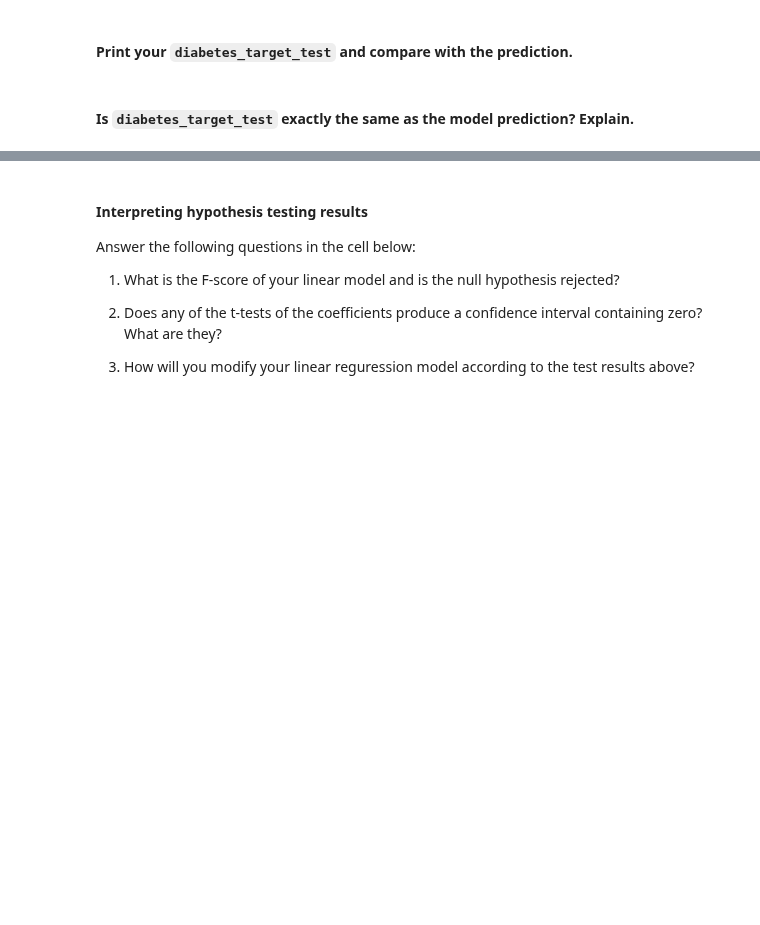
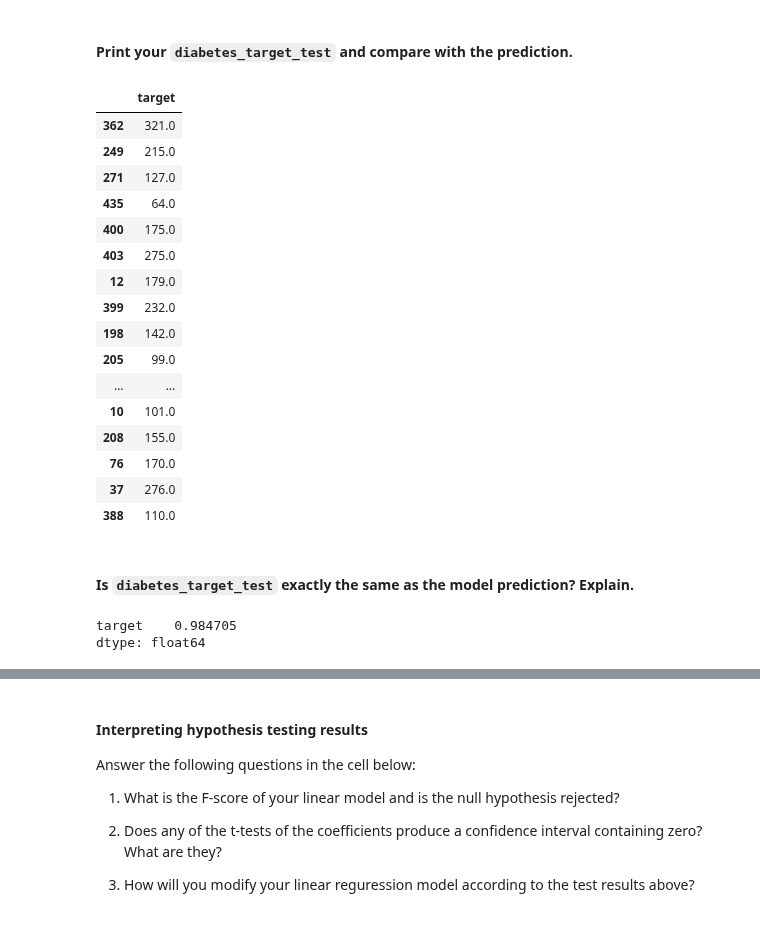
Before and after one commit to ta-data-lis/lab-supervised-learning-sklearn, a Jupyter notebook: your-code/main.ipynb, the cells around one changed output, grey strips where cells are left out. Saved outputs shown, nothing was run; the diff lists cells and outputs as text; code cells hidden in the pictures; blank space fills up the shorter version.

```diff
--- a/your-code/main.ipynb
+++ b/your-code/main.ipynb
@@ -43,0 +80,4 @@ Scikit-learn typically takes in 2D numpy arrays as input (though pandas datafram
+# %%
+diabetes = load_diabetes()
+diabetes['data'] = pd.DataFrame(load_diabetes()['data'], columns = load_diabetes()['feature_names'])
+diabetes['data'].shape
@@ -43,0 +86,3 @@ Scikit-learn typically takes in 2D numpy arrays as input (though pandas datafram
+# %%
+diabetes['target'] = pd.DataFrame(load_diabetes()['target'], columns = ['target'])
+diabetes['target'].shape
@@ -78,2 +123,10 @@ Define `diabetes_data_train`, `diabetes_target_train`, `diabetes_data_test`, and
+# %%
+# 20/442 = 5% sample size for test
+from sklearn.model_selection import train_test_split
+
+features = diabetes['data']
+target = diabetes['target']
+
+x_train, x_test, y_train, y_test= train_test_split(features, target, random_state = 0, test_size = 0.05)
 # %% [markdown]
 Fit the training data and target to `diabetes_model`. Print the *intercept* and *coefficients* of the model.
@@ -99,2 +177,22 @@ This is the linear regression model fitted to your training dataset.
+# %%
+y_test
+# %% [output]
+|  | target |
+| 362 | 321.0 |
+| 249 | 215.0 |
+| 271 | 127.0 |
+| 435 | 64.0 |
+| 400 | 175.0 |
+| 403 | 275.0 |
+| 12 | 179.0 |
+| 399 | 232.0 |
+| 198 | 142.0 |
+| 205 | 99.0 |
+| ... | ... |
+| 10 | 101.0 |
+| 208 | 155.0 |
+| 76 | 170.0 |
+| 37 | 276.0 |
+| 388 | 110.0 |
 # %% [markdown]
 #### Is `diabetes_target_test` exactly the same as the model prediction? Explain.
@@ -103,3 +199,9 @@ This is the linear regression model fitted to your training dataset.
+# %%
+# pretty much the same. look at the mean % difference. if y_test = pred it would be 1
+(y_test/pred).mean()
+# %% [output]
+target    0.984705
+dtype: float64
 # %% [markdown]
 # Bonus Challenge 1 - Hypothesis Testing with `statsmodels`
 
```
Also changed, not shown: parts of 53 cells of this notebook, 1 other file.
